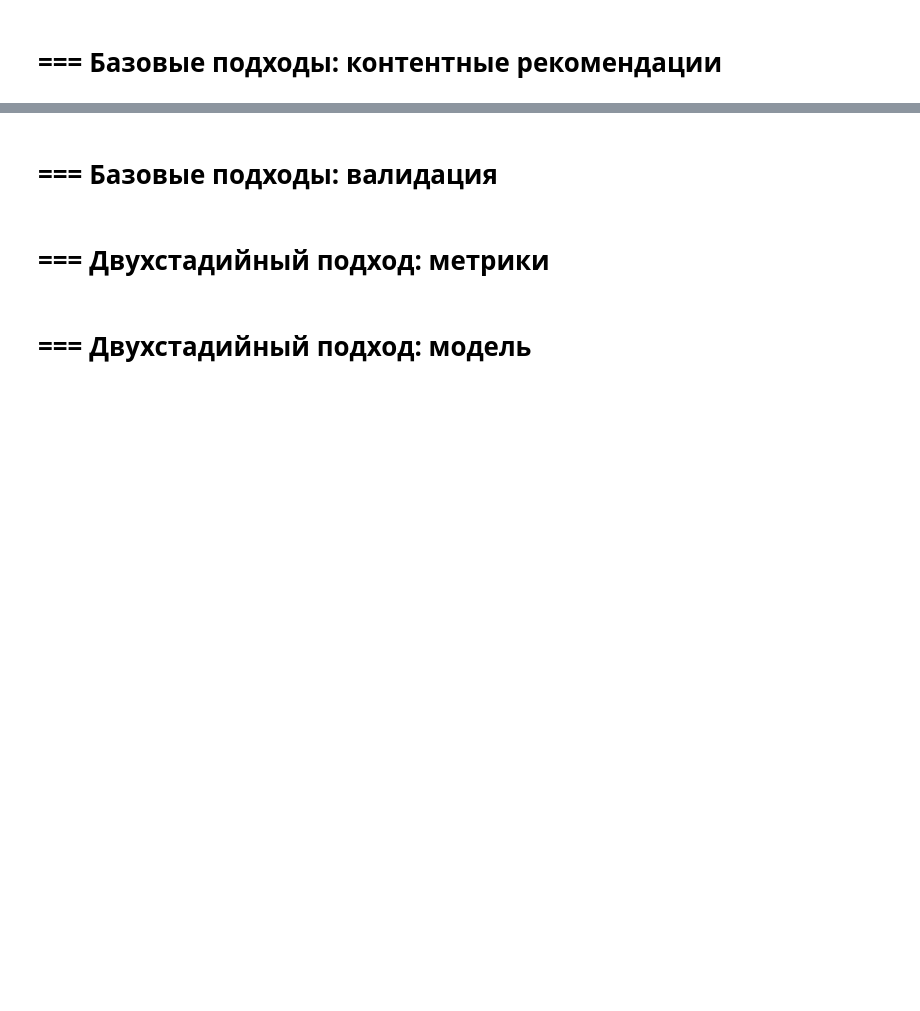
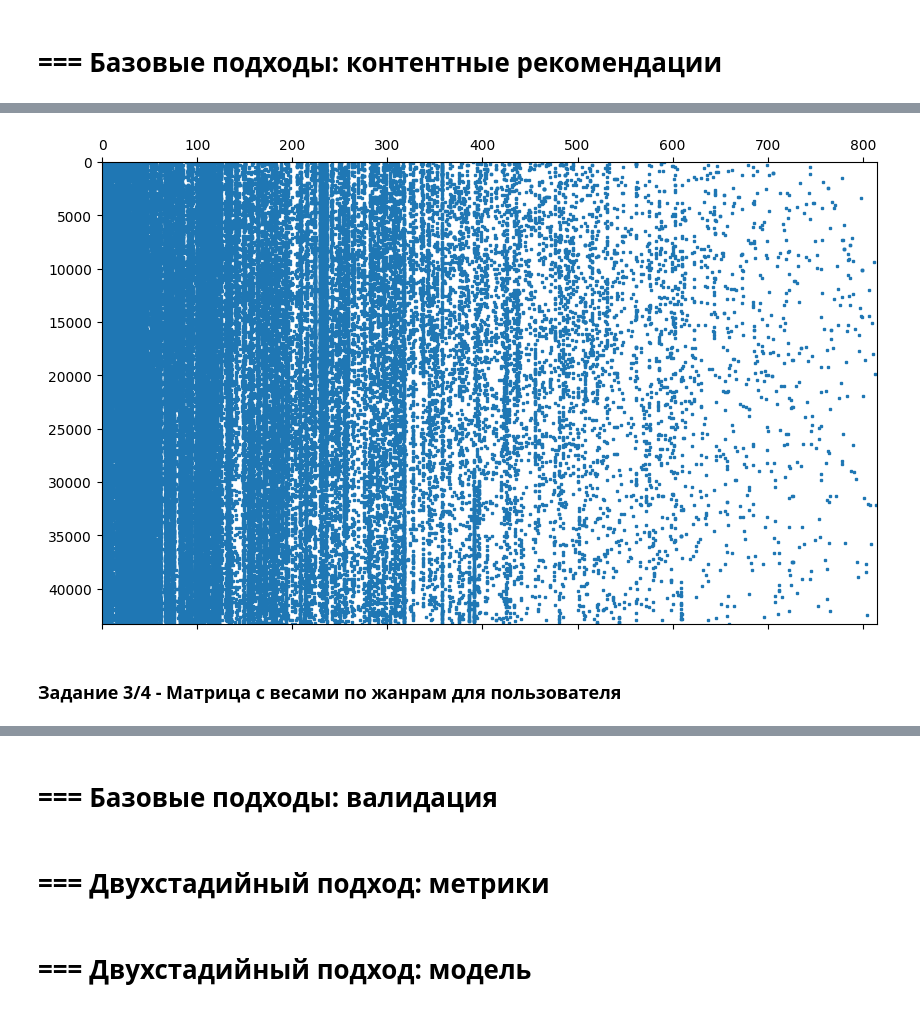
Before and after one commit to khromenko/mle-recsys-start, a Jupyter notebook: main_offline.ipynb, the cells around one changed output, grey strips where cells are left out. Saved outputs shown, nothing was run; the diff lists cells and outputs as text; code cells hidden in the pictures; blank space fills up the shorter version.

```diff
--- a/main_offline.ipynb
+++ b/main_offline.ipynb
@@ -1066,0 +1105,3 @@ search similar items for:
+# %%
+items["genre_and_votes"] = items["genre_and_votes"].apply(eval)
+items["genre_and_votes"]
@@ -1066,0 +1155,4 @@ search similar items for:
+# %%
+genres = get_genres(items)
+genres["score"] = genres["votes"] / genres["votes"].sum()
+genres.sort_values(by="score", ascending=False).head(10)
@@ -1066,0 +1176,38 @@ search similar items for:
+# %%
+import scipy
+import sklearn.preprocessing
+
+def get_item2genre_matrix(genres, items):
+
+    genre_names_to_id = genres.reset_index().set_index("name")["genre_id"].to_dict()
+
+    # list to build CSR matrix
+    genres_csr_data = []
+    genres_csr_row_idx = []
+    genres_csr_col_idx = []
+
+    for item_idx, (k, v) in enumerate(items.iterrows()):
+        if v["genre_and_votes"] is None:
+            continue
+        for genre_name, votes in v["genre_and_votes"].items():
+            genre_idx = genre_names_to_id[genre_name]
+            genres_csr_data.append(int(votes))
+            genres_csr_row_idx.append(item_idx)
+            genres_csr_col_idx.append(genre_idx)
+
+    genres_csr = scipy.sparse.csr_matrix((genres_csr_data, (genres_csr_row_idx, genres_csr_col_idx)), shape=(len(items), len(genres)))
+    # нормализуем, чтобы сумма оценок принадлежности к жанру была равна 1
+    genres_csr = sklearn.preprocessing.normalize(genres_csr, norm='l1', axis=1)
+
+    return genres_csr
+# %%
+items = items.sort_values(by="item_id_enc")
+all_items_genres_csr = get_item2genre_matrix(genres, items)
+# %%
+plt.figure(figsize=(10, 6))
+plt.spy(all_items_genres_csr, markersize=2)
+plt.gca().set_aspect('auto')
+# %% [output]
+[figure, added]
+# %% [markdown]
+### Задание 3/4 - Матрица с весами по жанрам для пользователя
```
Also changed, not shown: parts of 31 cells of this notebook.
